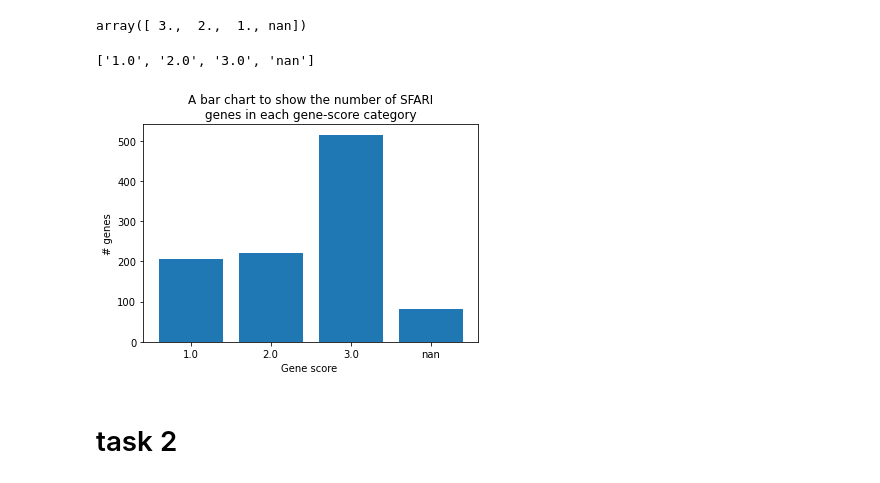
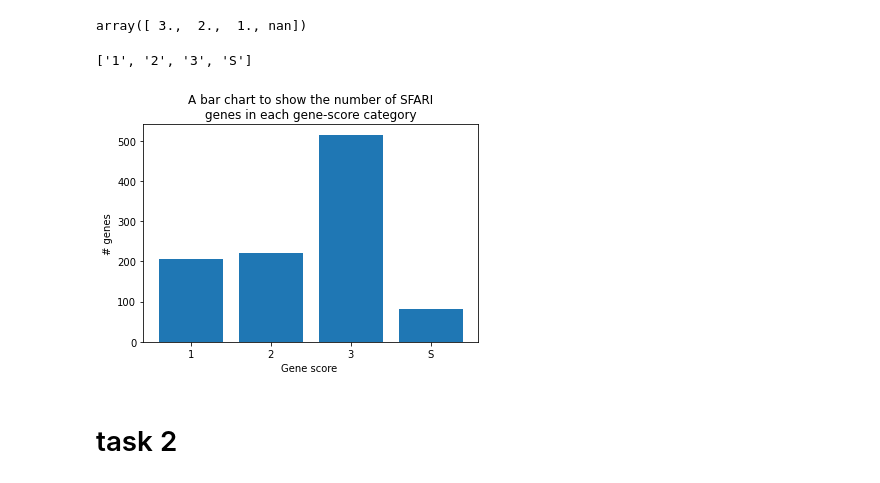
Before and after one commit to hwixley/BI-Coursework2, a Jupyter notebook: code/part1.ipynb, the cells around one changed output. Drawn from its saved outputs; the diff is of its cells as text; code cells hidden in the pictures.

```diff
--- a/code/part1.ipynb
+++ b/code/part1.ipynb
@@ -57,32 +73,32 @@ array([ 3.,  2.,  1., nan])
 # %%
 gene_cats_data = data.sort_values("gene-score")['gene-score']
 gene_cat_vals = gene_cats_data.unique()
 gene_cat_counts = []
 for g in gene_cat_vals:
     if np.isnan(g):
         score_indexes = gene_cats_data[gene_cats_data.isnull()].index
     else:
         score_indexes = gene_cats_data[gene_cats_data == g].index
     gene_cat_counts.append(score_indexes.size)
 
 
 A, B = gene_cat_vals.size, len(gene_cat_counts)
 assert(A == B)
 
 ticks = np.arange(gene_cat_vals.size)
-tick_vals = [str(val) for val in gene_cat_vals]
+tick_vals = ["1", "2", "3", "S"]#[str(int(val)) for val in gene_cat_vals]
 print(tick_vals)
 
 fig = plt.figure()
 plt.bar(ticks, gene_cat_counts)
 plt.ylabel("# genes")
 plt.xlabel("Gene score ")
 plt.xticks(ticks, tick_vals)
 plt.title("A bar chart to show the number of SFARI\ngenes in each gene-score category")
 fig.savefig(f'{os.getcwd()}/results/task1-1-v2.pdf', dpi=fig.dpi)
 # %% [output]
-['1.0', '2.0', '3.0', 'nan']
+['1', '2', '3', 'S']
-[figure, old version]
+[figure, new version]
 # %% [markdown]
 # task 2
 # %%
```
Also changed, not shown: parts of 42 cells of this notebook, 3 other files.
